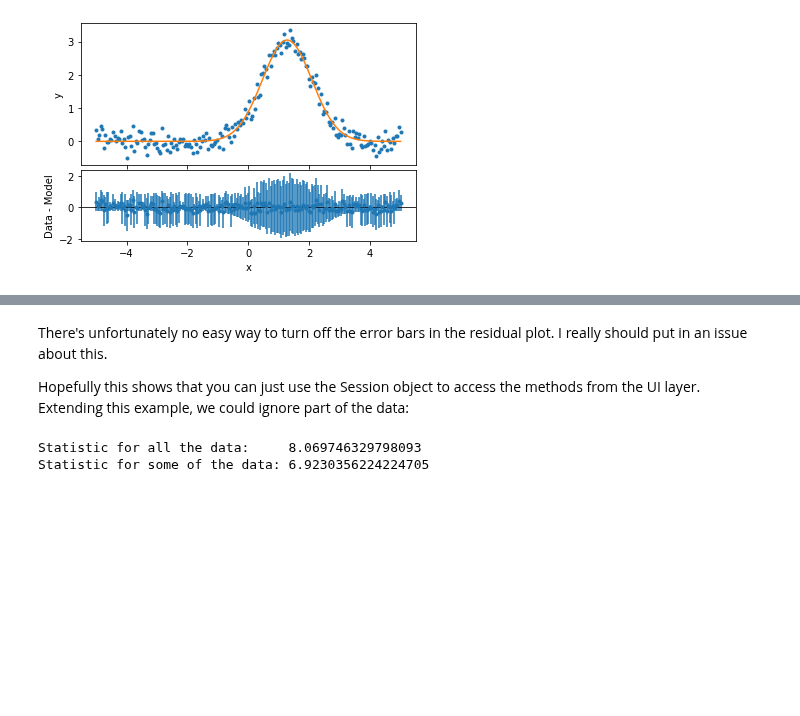
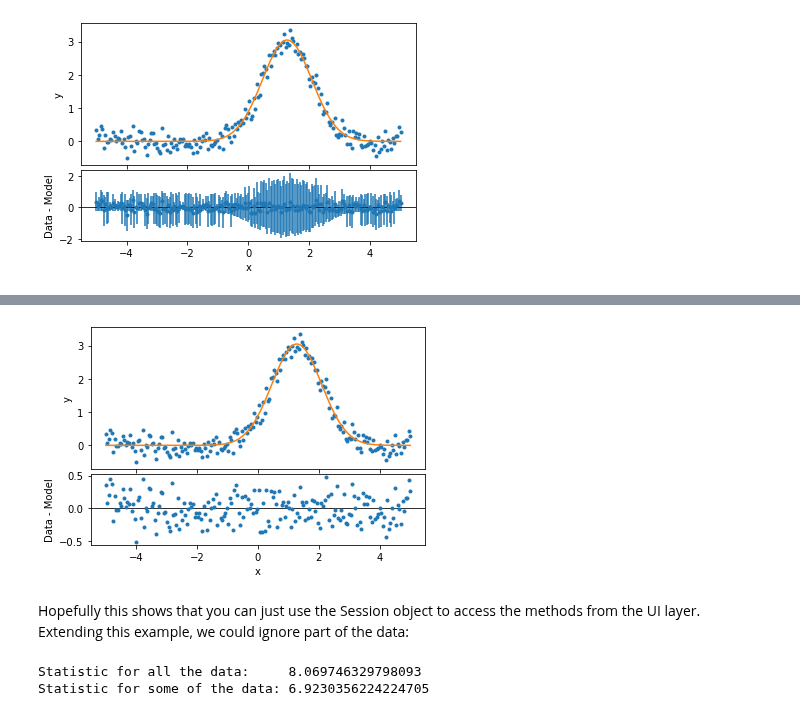
Before and after one commit to DougBurke/sherpa-standalone-notebooks, a Jupyter notebook: 9 an introduction to the Session object.ipynb, the cells around one changed output, grey strips where cells are left out. Drawn from its saved outputs; the diff is of its cells as text; code cells hidden in the pictures; blank space fills up the shorter version.

```diff
--- a/9 an introduction to the Session object.ipynb
+++ b/9 an introduction to the Session object.ipynb
@@ -117,0 +135,4 @@ Expression: gmdl
+# %%
+gmdl = s.create_model_component('gauss1d', 'gmdl')
+s.set_source(gmdl)
+gmdl
@@ -220,6 +256,8 @@ WARNING: The displayed errorbars have been supplied with the data or calculated
+# %%
+s.plot_fit_resid()
+# %% [output]
+[figure, added]
 # %% [markdown]
-There's unfortunately no easy way to turn off the error bars in the residual plot. I really should put in an issue about this.
-
 Hopefully this shows that you can just use the Session object to access the methods from the UI layer. Extending this example, we could ignore part of the data:
 # %%
 print("Statistic for all the data:     {}".format(s.calc_stat()))
```
Also changed, not shown: parts of 18 cells of this notebook, 7 other files.
